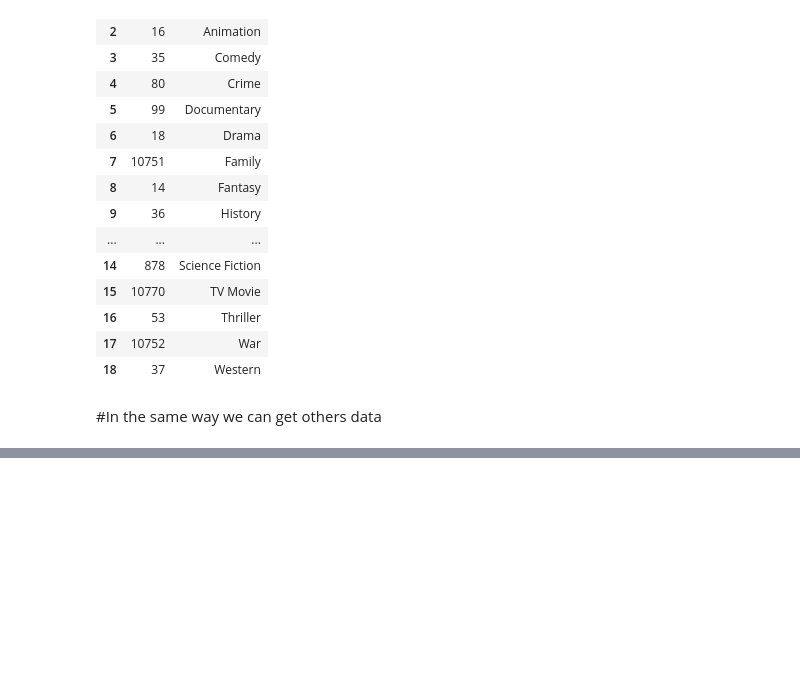
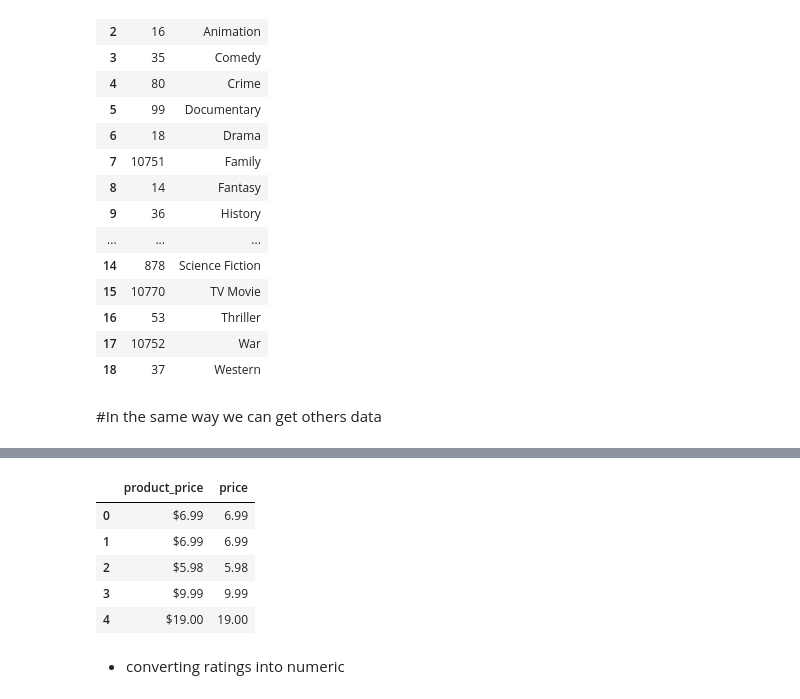
Before and after one commit to dahalaayush000-hue/All_ML, a Jupyter notebook: notebooks/05.Fetching_Data_from_API.ipynb, the cells around one changed output, grey strips where cells are left out. Cells and saved outputs as stored; diff of their text form; code cells hidden in the pictures; blank space fills up the shorter version.

```diff
--- a/notebooks/05.Fetching_Data_from_API.ipynb
+++ b/notebooks/05.Fetching_Data_from_API.ipynb
@@ -70,0 +272,11 @@ df.to_csv('movies_genres.csv')
+# %%
+clean_df[["product_price", "price"]].head()
+# %% [output]
+|  | product_price | price |
+| 0 | $6.99 | 6.99 |
+| 1 | $6.99 | 6.99 |
+| 2 | $5.98 | 5.98 |
+| 3 | $9.99 | 9.99 |
+| 4 | $19.00 | 19.00 |
+# %% [markdown]
+- converting ratings into numeric
```
Also changed, not shown: parts of 35 cells of this notebook, 2 other files.
